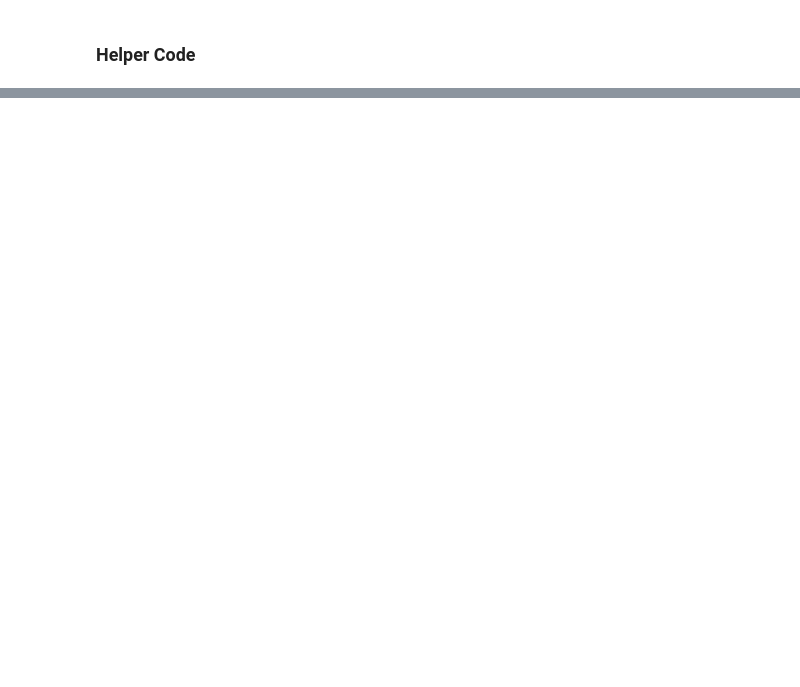
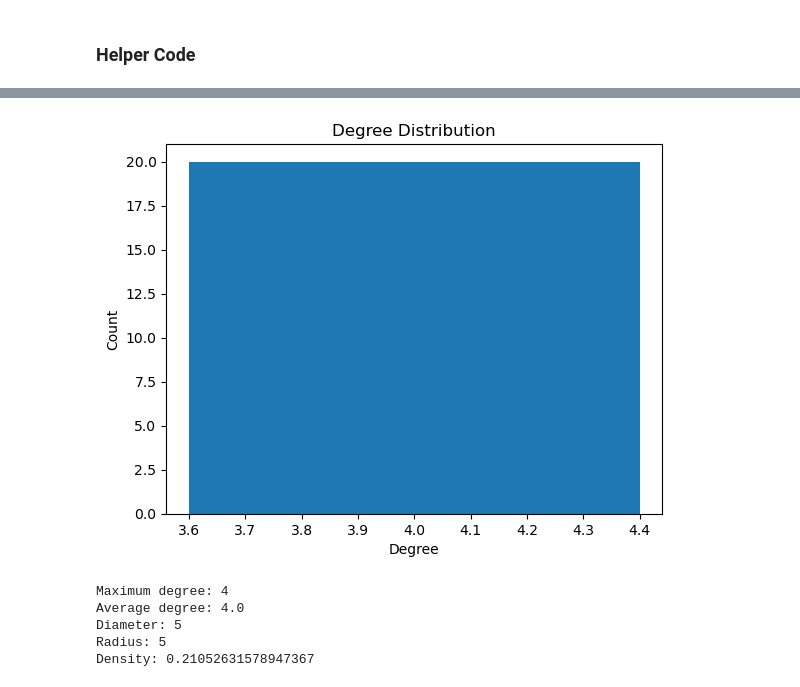
Before and after one commit to ethanp55/network_science, a Jupyter notebook: project1.ipynb, the cells around one changed output, grey strips where cells are left out. Saved outputs shown, nothing was run; the diff lists cells and outputs as text; code cells hidden in the pictures; blank space fills up the shorter version.

```diff
--- a/project1.ipynb
+++ b/project1.ipynb
@@ -232,0 +361,9 @@ circulant_2_sim.plot()
+# %%
+circulant_2_sim.graph_metrics()
+# %% [output]
+[figure, added]
+Maximum degree: 4
+Average degree: 4.0
+Diameter: 5
+Radius: 5
+Density: 0.21052631578947367
```
Also changed, not shown: parts of 10 cells of this notebook.
